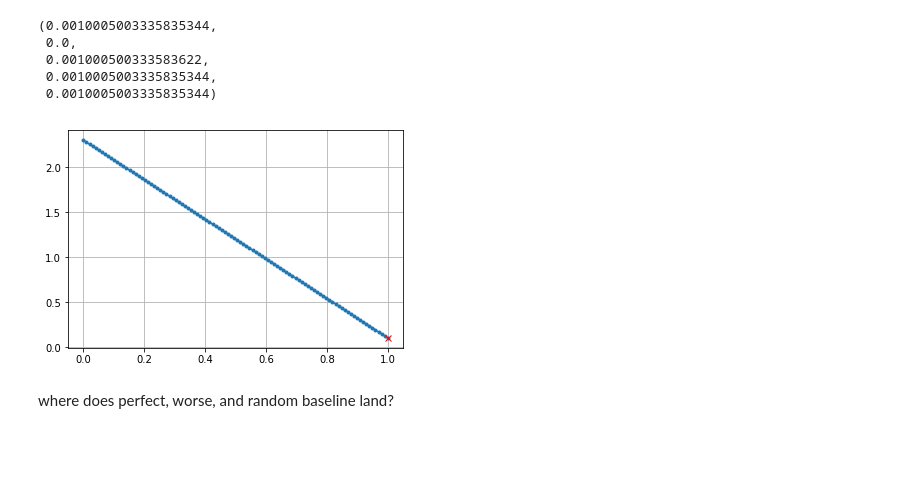
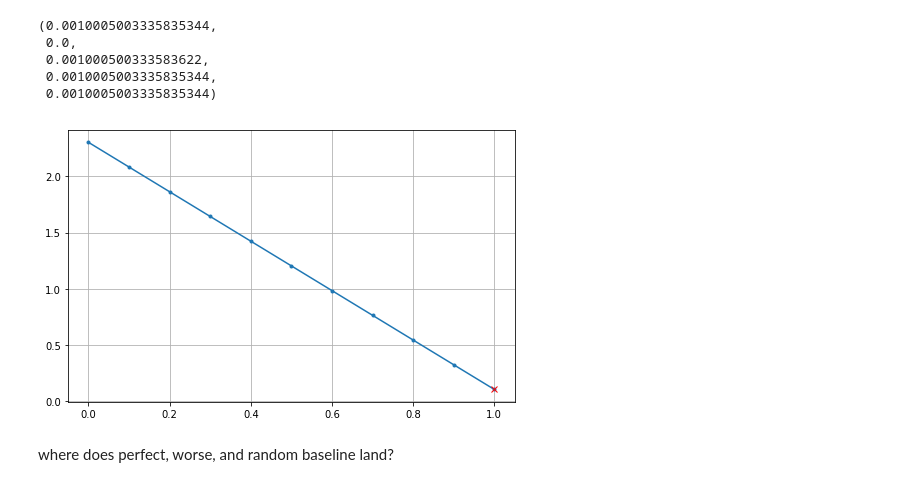
Before and after one commit to yang-zhang/evaluation, a Jupyter notebook: log_loss.ipynb, the cells around one changed output. Cells and saved outputs as stored; diff of their text form; code cells hidden in the pictures; blank space fills up the shorter version.

```diff
--- a/log_loss.ipynb
+++ b/log_loss.ipynb
@@ -179,16 +179,18 @@ cross_entropy(p, q), entropy(p), kl_divergence(p, q), log_loss_binary_scalar(p[0
  0.0010005003335835344)
 # %%
 ces = []
-ps = np.linspace(0, 1, num=100)
+ps = np.linspace(0, 1, num=11)
 q = [0.9, 0.1]
 for p in ps:
     ces.append(cross_entropy([p, 1-p], q))
 
+
+plt.figure(figsize=(8, 5))
 plt.plot(ps, ces, '.-')
 plt.plot(ps[-1], log_loss_binary_scalar(1, q[0], eps=1e-15), 'xr')
 plt.grid()
 # %% [output]
-[figure, old version]
+[figure, new version]
 # %% [markdown]
 where does perfect, worse, and random baseline land?
 # %%
```
Also changed, not shown: 1 other file.
